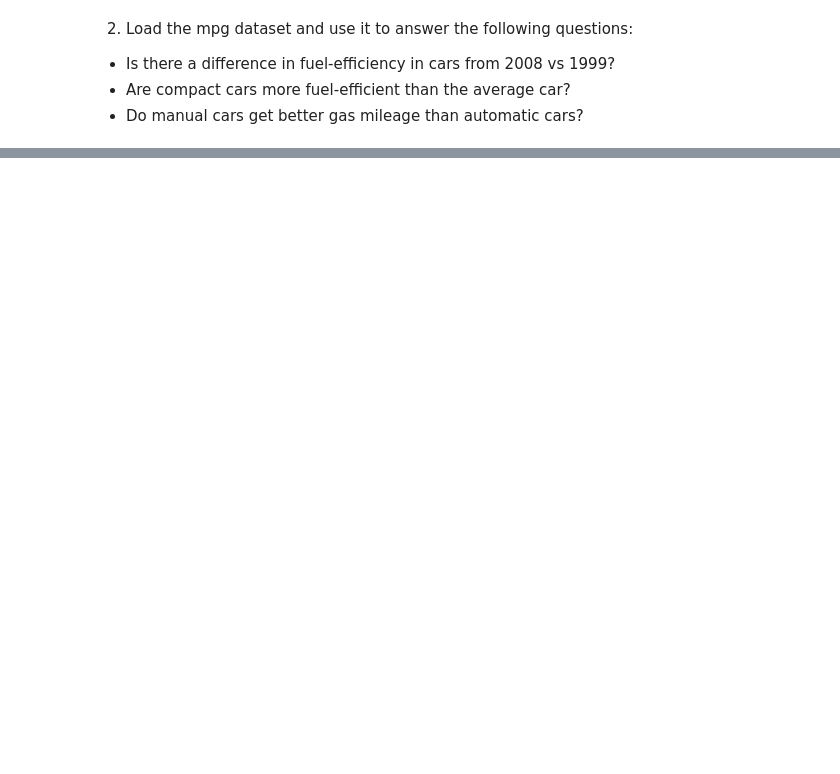
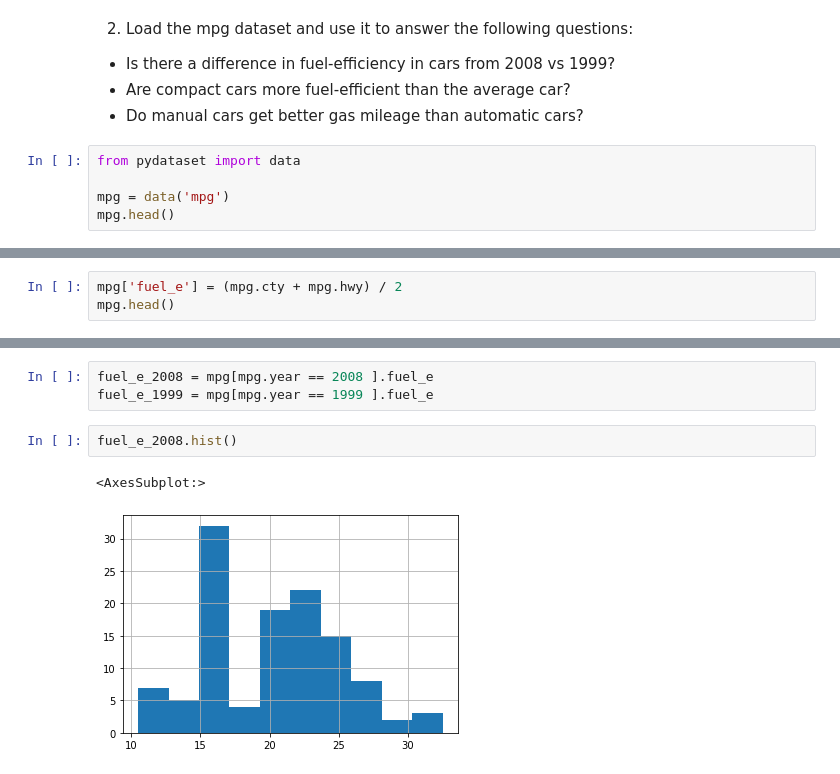
Before and after one commit to Chenchen070/statistics-exercises, a Jupyter notebook: hypothesis_testing.ipynb, the cells around one changed output, grey strips where cells are left out. Cells and saved outputs as stored; diff of their text form; blank space fills up the shorter version.

```diff
--- a/hypothesis_testing.ipynb
+++ b/hypothesis_testing.ipynb
@@ -60,3 +86,8 @@ x1 =
 * Is there a difference in fuel-efficiency in cars from 2008 vs 1999?
 * Are compact cars more fuel-efficient than the average car?
 * Do manual cars get better gas mileage than automatic cars?
+# %%
+from pydataset import data
+
+mpg = data('mpg')
+mpg.head()
@@ -62,0 +104,3 @@ x1 =
+# %%
+mpg['fuel_e'] = (mpg.cty + mpg.hwy) / 2
+mpg.head()
@@ -62,0 +114,8 @@ x1 =
+# %%
+fuel_e_2008 = mpg[mpg.year == 2008 ].fuel_e
+fuel_e_1999 = mpg[mpg.year == 1999 ].fuel_e
+# %%
+fuel_e_2008.hist()
+# %% [output]
+<AxesSubplot:>
+[figure, added]
```
Also changed, not shown: parts of 38 cells of this notebook.
